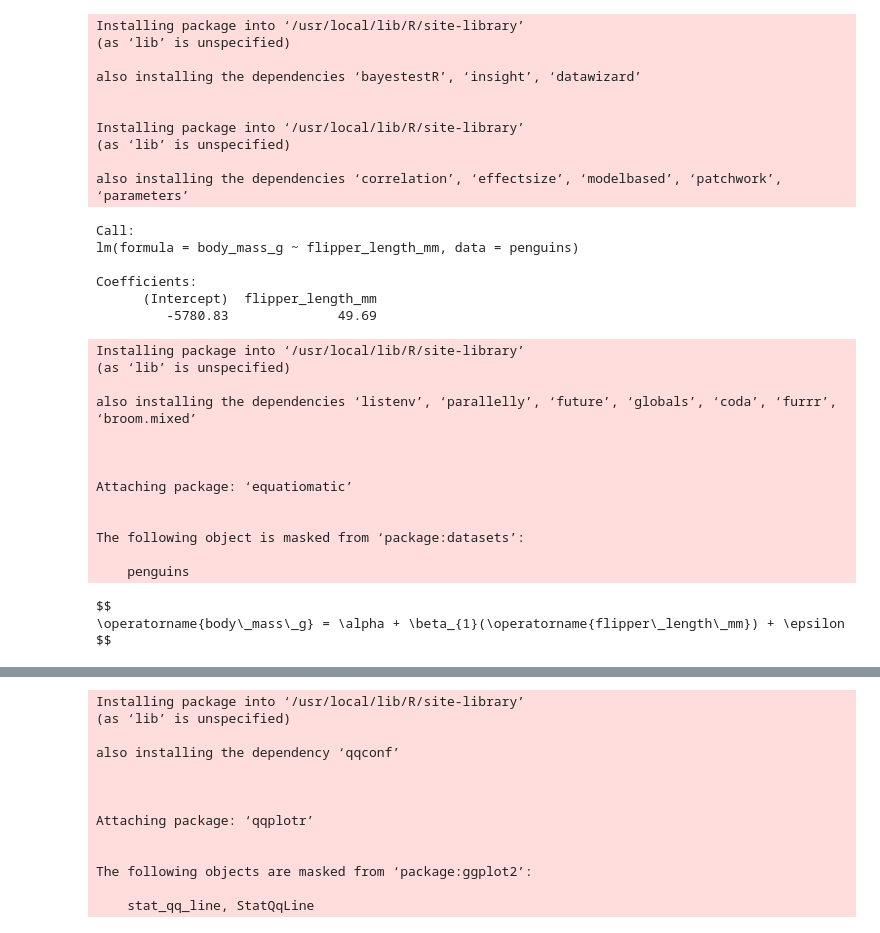
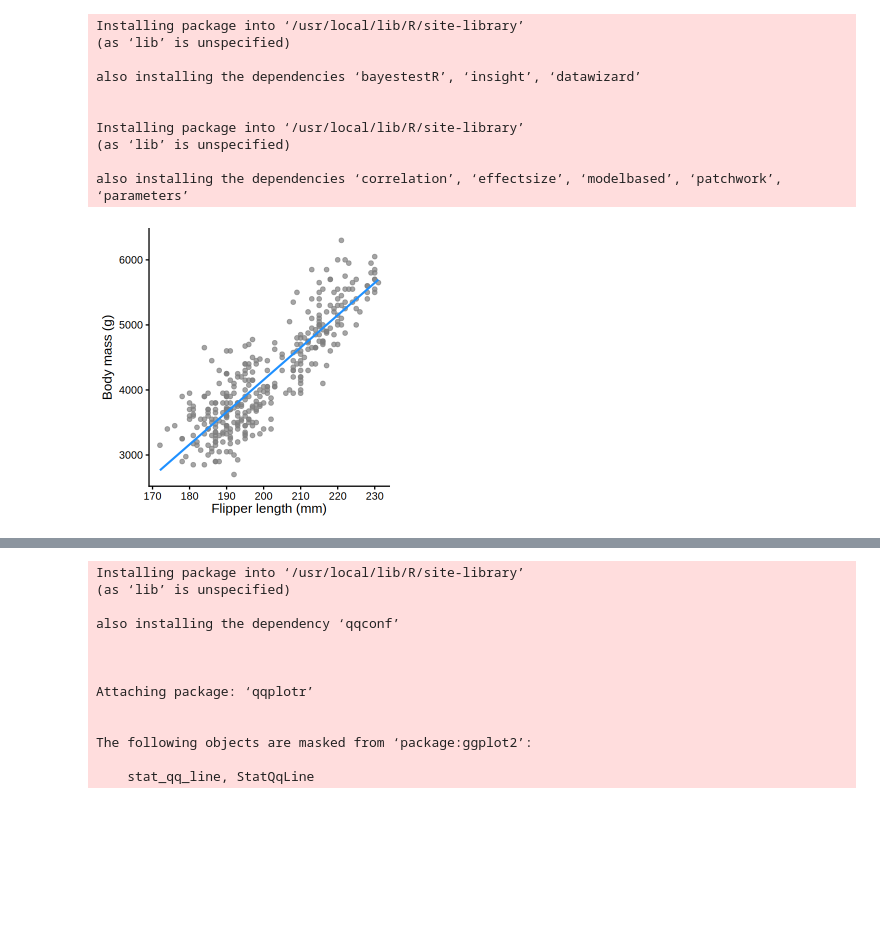
Before and after one commit to manishdatt-edu/biostats, a Jupyter notebook: regression.ipynb, the cells around one changed output, grey strips where cells are left out. Drawn from its saved outputs; the diff is of its cells as text; code cells hidden in the pictures; blank space fills up the shorter version.

```diff
--- a/regression.ipynb
+++ b/regression.ipynb
@@ -248,6 +316,34 @@ Installing package into ‘/usr/local/lib/R/site-library’
 (as ‘lib’ is unspecified)
 
 also installing the dependencies ‘correlation’, ‘effectsize’, ‘modelbased’, ‘patchwork’, ‘parameters’
+# %%
+#| fig-cap: "Linear regression showing the line of best fit for predicting body mass from flipper length using the Palmer Penguins dataset."
+#| label: fig-linear-model
+
+options(repr.plot.width = 5, repr.plot.height = 5)
+
+penguins |>
+  # remove rows with missing values
+  filter(
+    !is.na(flipper_length_mm),
+    !is.na(body_mass_g)
+  ) |>
+ggplot(aes(x = flipper_length_mm, y = body_mass_g)) +
+  geom_point(color = "grey50", alpha = 0.7) +
+  geom_smooth(
+    method = "lm",
+    formula = y ~ x, # vertical-axis variable predicted from horizontal-axis variable
+    se = FALSE,
+    color = "dodgerblue",
+    linewidth = 1.2
+  ) +
+  labs(
+    x = "Flipper length (mm)",
+    y = "Body mass (g)"
+    ) +
+  theme_classic(base_size = 16)
+# %% [output]
+[figure, added]
 # %%
 library(performance)
 library(see)
@@ -256,43 +349,0 @@ model <- lm(body_mass_g ~ flipper_length_mm, data = penguins)
-# %%
-model
-# %% [output]
-Call:
-lm(formula = body_mass_g ~ flipper_length_mm, data = penguins)
-
-Coefficients:
-      (Intercept)  flipper_length_mm
-         -5780.83              49.69
-# %%
-#| include: false
-install.packages("equatiomatic")
-# %% [output]
-Installing package into ‘/usr/local/lib/R/site-library’
-(as ‘lib’ is unspecified)
-
-also installing the dependencies ‘listenv’, ‘parallelly’, ‘future’, ‘globals’, ‘coda’, ‘furrr’, ‘broom.mixed’
-
-
-
-Attaching package: ‘equatiomatic’
-
-
-The following object is masked from ‘package:datasets’:
-
-    penguins
-# %%
-#| echo: false
-#| results: asis
-
-library(equatiomatic)
-
-eq1 <- extract_eq(model)
-cat(
-  "$$\n",
-  as.character(eq1),
-  "\n$$\n",
-  sep = ""
-)
-# %% [output]
-$$
-\operatorname{body\_mass\_g} = \alpha + \beta_{1}(\operatorname{flipper\_length\_mm}) + \epsilon
-$$
```
Also changed, not shown: parts of 17 cells of this notebook, 1 other file.
